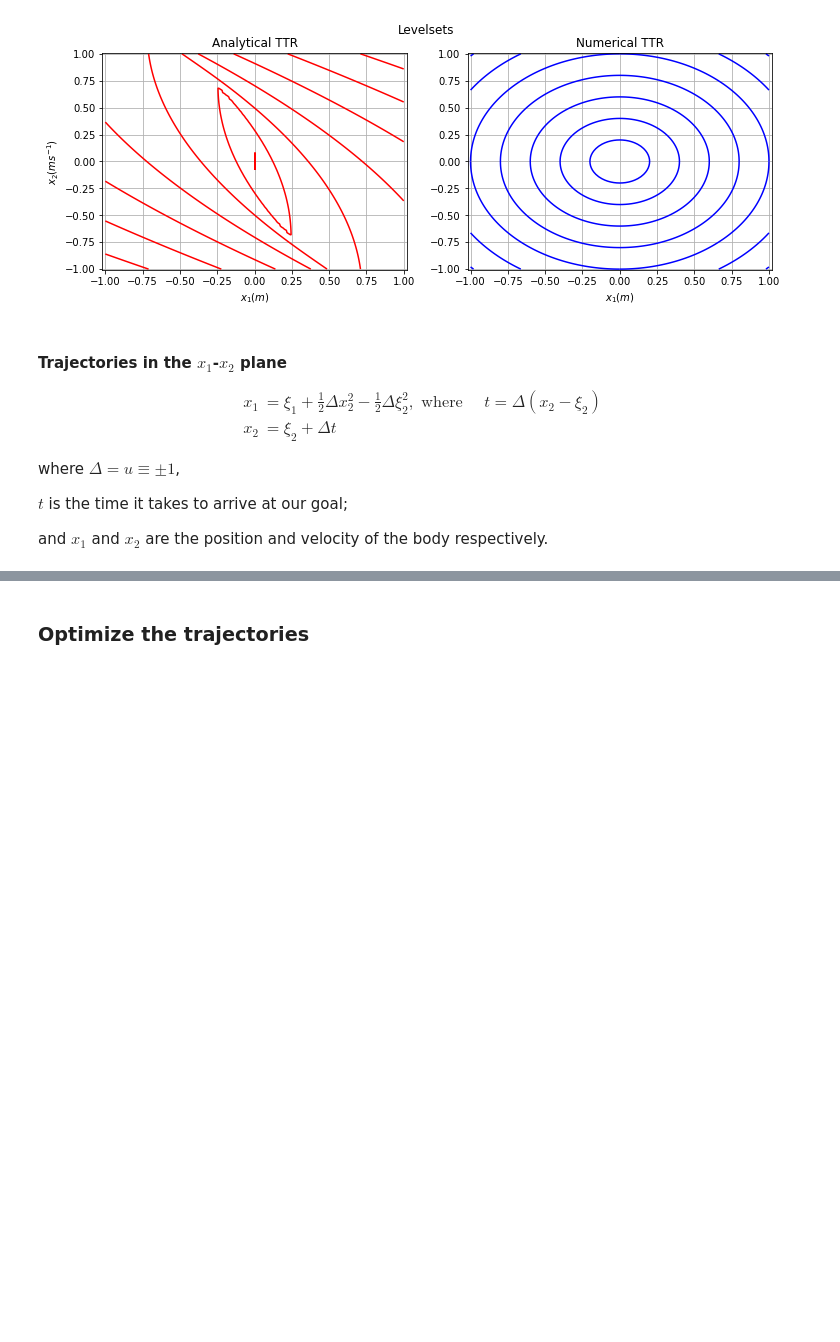
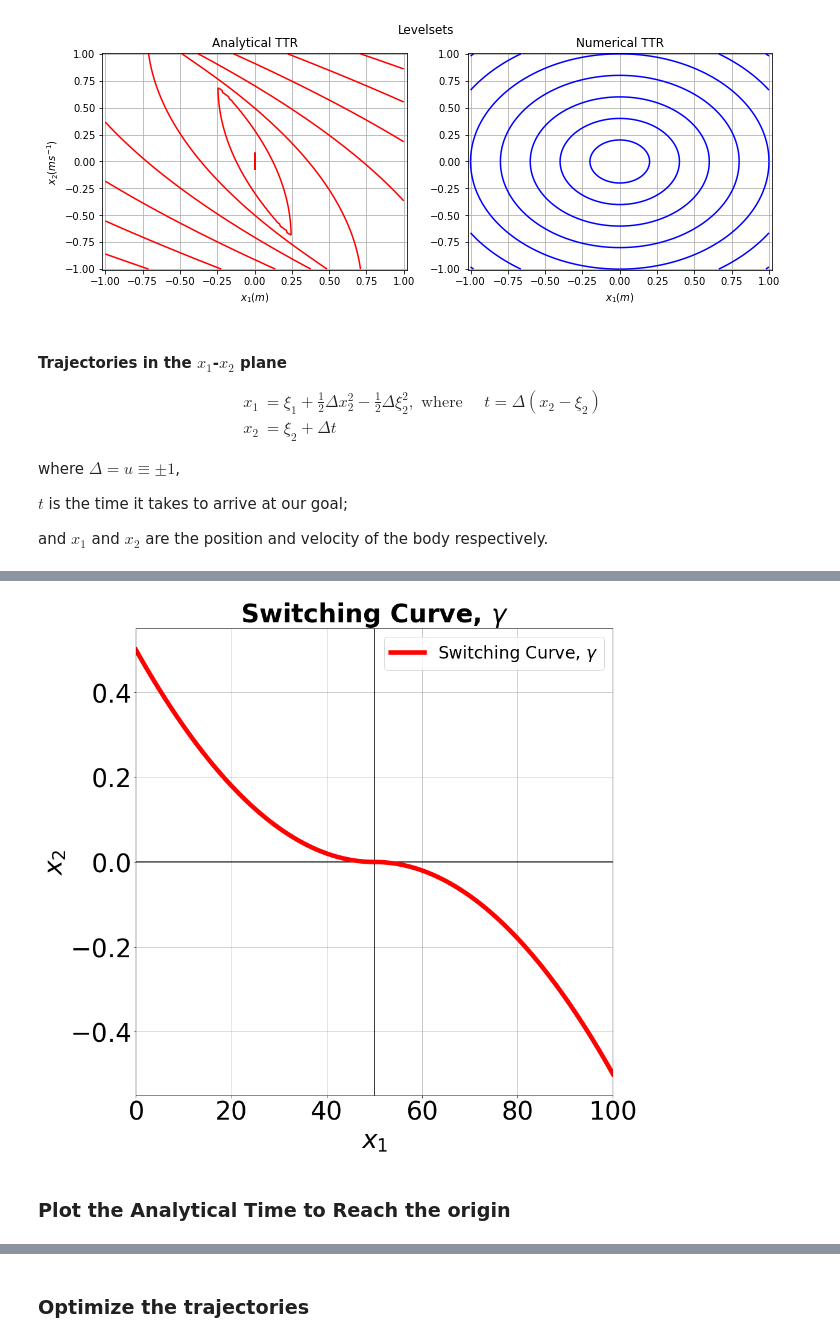
Before and after one commit to robotsorcerer/ComplexBRAT, a Jupyter notebook: Notes/double_integrator_basic.ipynb, the cells around one changed output, grey strips where cells are left out. Cells and saved outputs as stored; diff of their text form; code cells hidden in the pictures; blank space fills up the shorter version.

```diff
--- a/Notes/double_integrator_basic.ipynb
+++ b/Notes/double_integrator_basic.ipynb
@@ -262,0 +261,34 @@ No handles with labels found to put in legend.
+# %%
+### Plot the switching curve
+fontdict = {'fontsize':42, 'fontweight':'bold'}
+def show_switch_curve():
+	# Plot all vectograms(snapshots) in space and time.
+	fig3, ax3 = plt.subplots(1, 1, figsize=(14,13))
+	ax3.grid('on')
+	color = iter(plt.cm.seismic_r(np.linspace(.25, 1, 4)))
+	ax3.plot(dint.Gamma[0,:], linewidth=7.5, color=next(color), label=rf"Switching Curve, $\gamma$")
+	xmin, xmax = ax3.get_xlim()
+	ymin, ymax = ax3.get_ylim()
+	ax3.hlines(0, xmin, xmax, colors='black', linestyles='solid', label='')
+	ax3.vlines(len(dint.Gamma)//2, ymin, ymax, colors='black', linestyles='solid', label='')
+
+	ax3.set_xlim(0, 100)
+	ax3.set_ylim(-.55, .55)
+
+	ax3.set_xlabel(rf"${{x}}_1$", fontdict=fontdict)
+	ax3.set_ylabel(rf"${{x}}_2$", fontdict=fontdict)
+	ax3.set_title(rf"Switching Curve, $\gamma$", fontdict=fontdict)
+	ax3.tick_params(axis='both', which='major', labelsize=42)
+	ax3.tick_params(axis='both', which='minor', labelsize=22)
+	ax3.legend(fontsize=28)
+	plt.tight_layout()
+
+	# fig.suptitle("The Double Integral Plant.", fontdict=fontdict)
+	fig3.savefig(join(expanduser("~"),"Documents/Papers/Safety/PGDReach", "figures/switching_curve.jpg"),
+				bbox_inches='tight',facecolor='None')
+# %%
+show_switch_curve()
+# %% [output]
+[figure, added]
+# %% [markdown]
+### Plot the Analytical Time to Reach the origin
```
Also changed, not shown: parts of 9 cells of this notebook, 3 other files.
